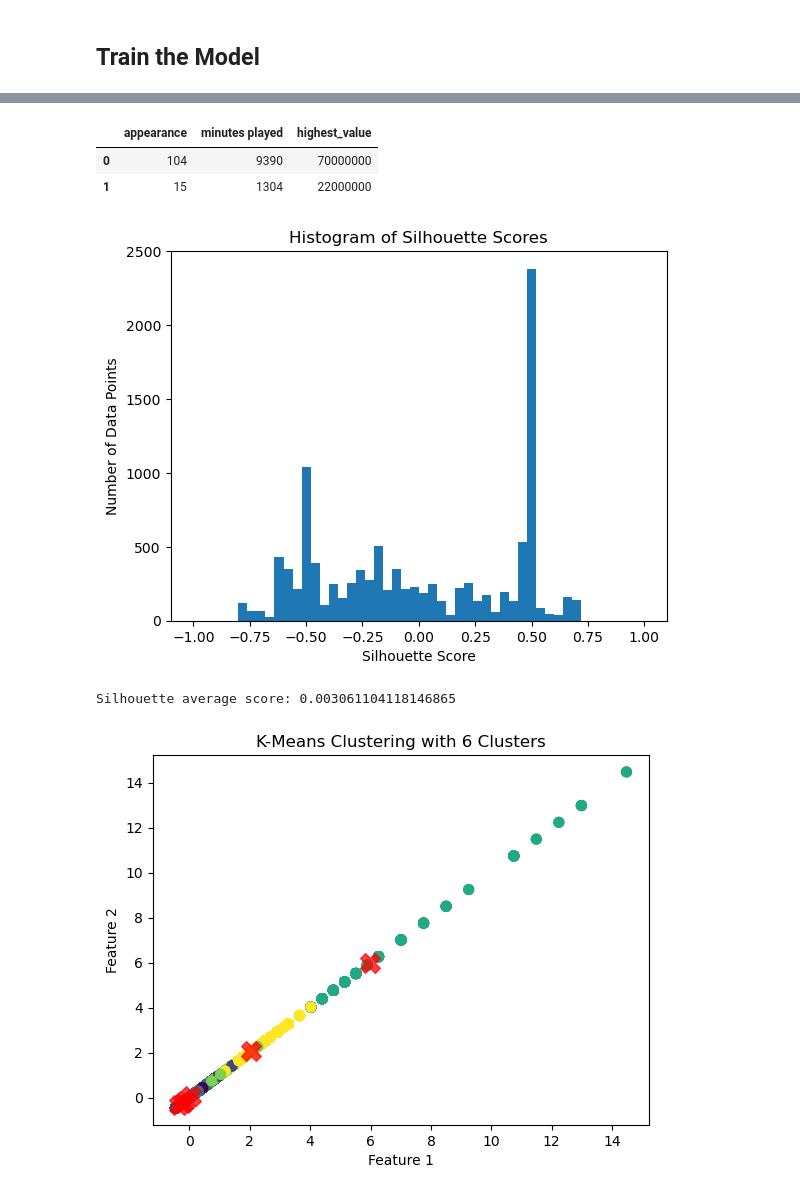
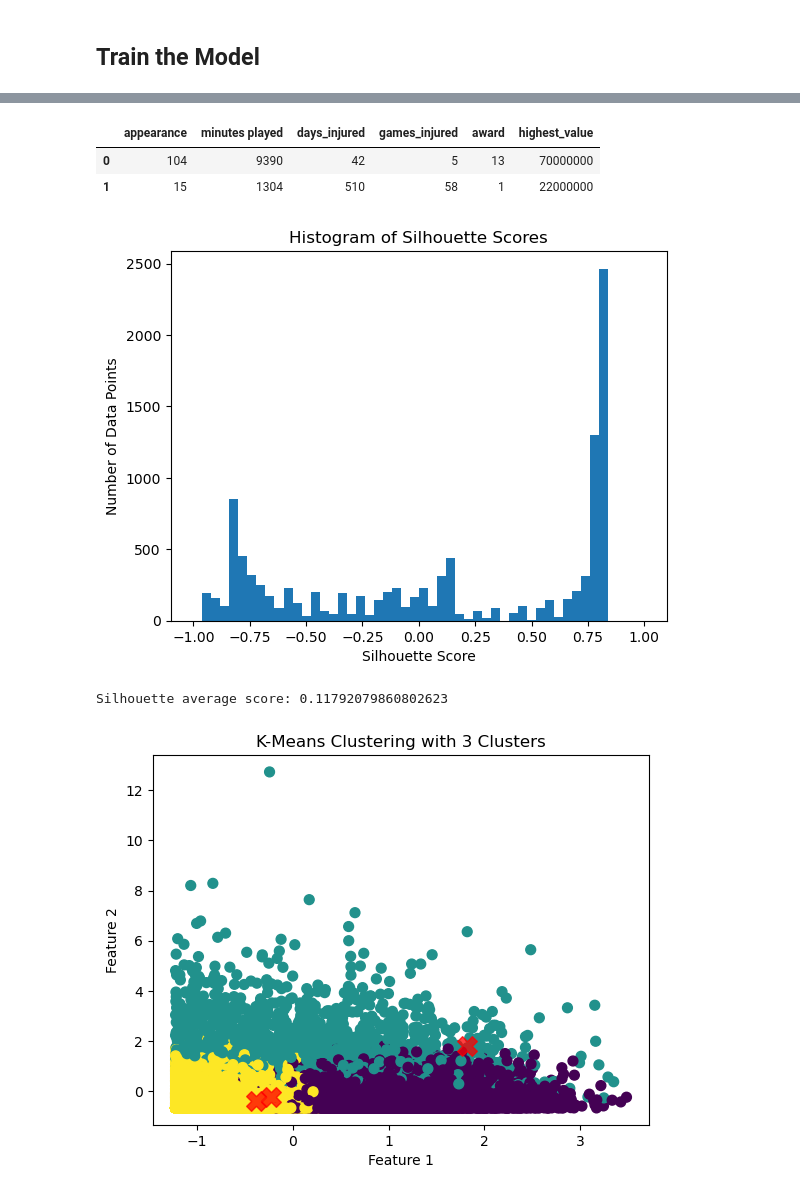
Before and after one commit to zaidAlkhathlan/Usecase-7, a Jupyter notebook: K-Means_zaid.ipynb, the cells around one changed output, grey strips where cells are left out. Cells and saved outputs as stored; diff of their text form; code cells hidden in the pictures.

```diff
--- a/K-Means_zaid.ipynb
+++ b/K-Means_zaid.ipynb
@@ -463,7 +463,7 @@ appearance                       -0.534738
 Name: current_value_category_encoded, Length: 408, dtype: float64
 # %%
 # Set the correlation threshold
-threshold = 0.3
+threshold = 0.2
 
 # Filter the correlations
 # We use `abs()` for absolute value to consider both strong positive and negative correlations
@@ -519,5 +519,5 @@ plt.show()
 # %%
-optimal_clusters = 6
+optimal_clusters = 3
 model = KMeans(n_clusters=optimal_clusters, init='k-means++', max_iter=300, n_init=10, random_state=0)
 # %%
 # Fit the model on the training data
@@ -525,9 +525,9 @@ y_pred = model.fit_predict(X_scaled)
 # %%
 X.head(2)
 # %% [output]
-|  | appearance | minutes played | highest_value |
-| 0 | 104 | 9390 | 70000000 |
-| 1 | 15 | 1304 | 22000000 |
+|  | appearance | minutes played | days_injured | games_injured | award | highest_value |
+| 0 | 104 | 9390 | 42 | 5 | 13 | 70000000 |
+| 1 | 15 | 1304 | 510 | 58 | 1 | 22000000 |
 # %%
 from sklearn.metrics import silhouette_samples, silhouette_score
 
@@ -546,20 +546,20 @@ plt.show()
 
 print(f'Silhouette average score: {silhouette_avg}')
 # %% [output]
-[figure, old version]
+[figure, new version]
-Silhouette average score: 0.003061104118146865
+Silhouette average score: 0.11792079860802623
 # %%
 # Plotting the clusters with optimal number
-plt.scatter(X_scaled[:, 2], X_scaled[:, 2], c=y_pred, s=50, cmap='viridis')
+plt.scatter(X_scaled[:, 1], X_scaled[:, 2], c=y_pred, s=50, cmap='viridis')
 
 centers = model.cluster_centers_
 plt.scatter(centers[:, 2], centers[:, 2], c='red', s=200, alpha=0.75, marker='X')
 plt.title(f'K-Means Clustering with {optimal_clusters} Clusters')
 plt.xlabel('Feature 1')
 plt.ylabel('Feature 2')
 plt.show()
 # %% [output]
-[figure, old version]
+[figure, new version]
 # %%
 X['kmeans'] = y_pred
 X['kmeans'].value_counts().sort_values()
```
Also changed, not shown: parts of 6 cells of this notebook.
